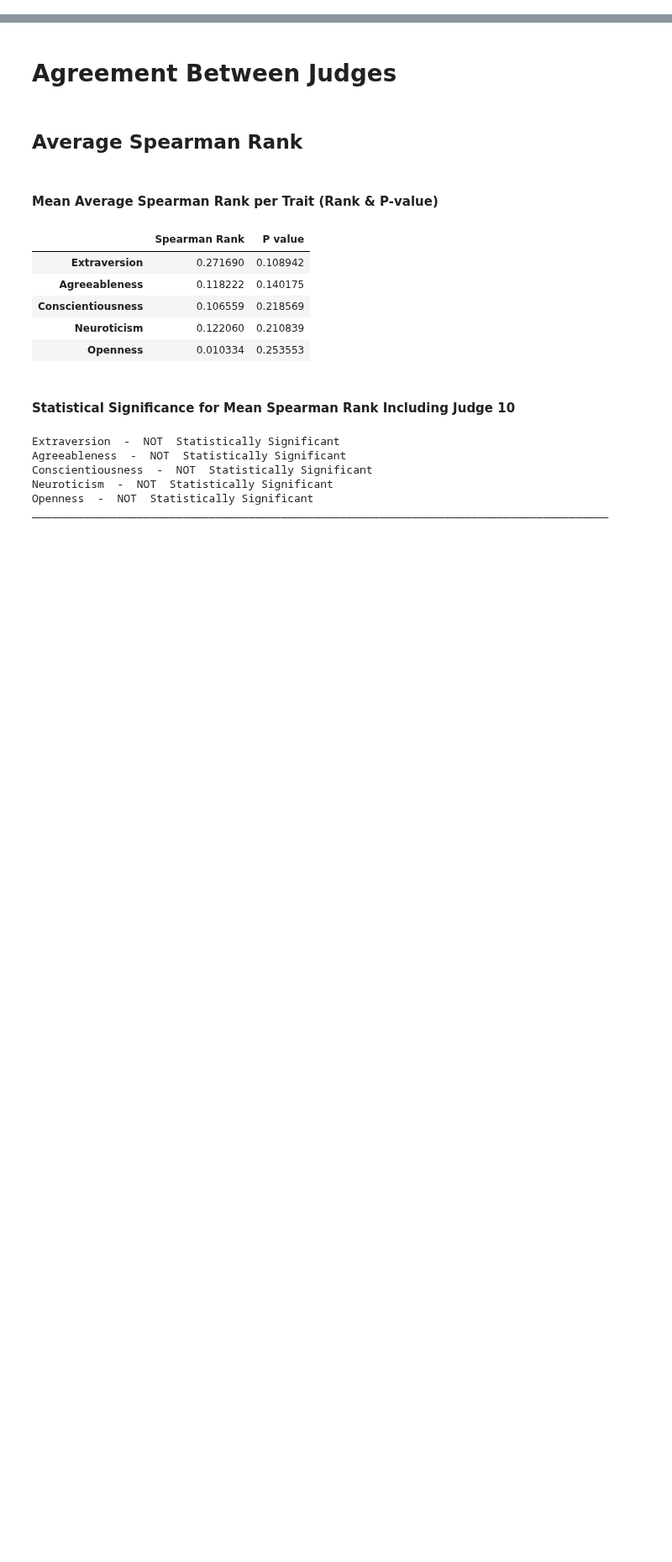
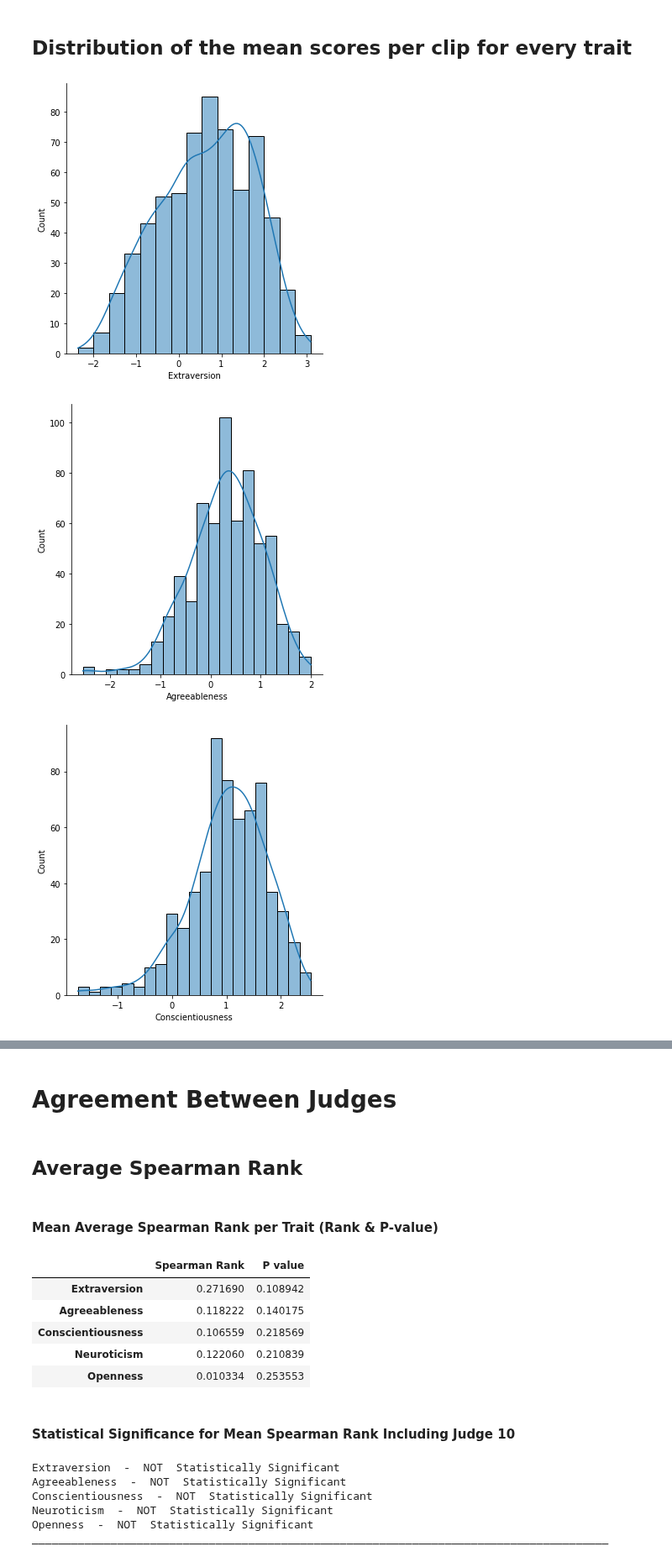
Before and after one commit to sophiak12/Individual_Project, a Jupyter notebook: src/finalResults.ipynb, the cells around one changed output, grey strips where cells are left out. Shown at 84% size. Saved outputs shown, nothing was run; the diff lists cells and outputs as text; code cells hidden in the pictures; blank space fills up the shorter version.

```diff
--- a/src/finalResults.ipynb
+++ b/src/finalResults.ipynb
@@ -2,0 +11,7 @@
+# %%
+distributionHistograms()
+# %% [output]
+## Distribution of the mean scores per clip for every trait
+[figure, added]
+[figure, added]
+[figure, added]
```
Also changed, not shown: parts of 5 cells of this notebook, 5 other files.
